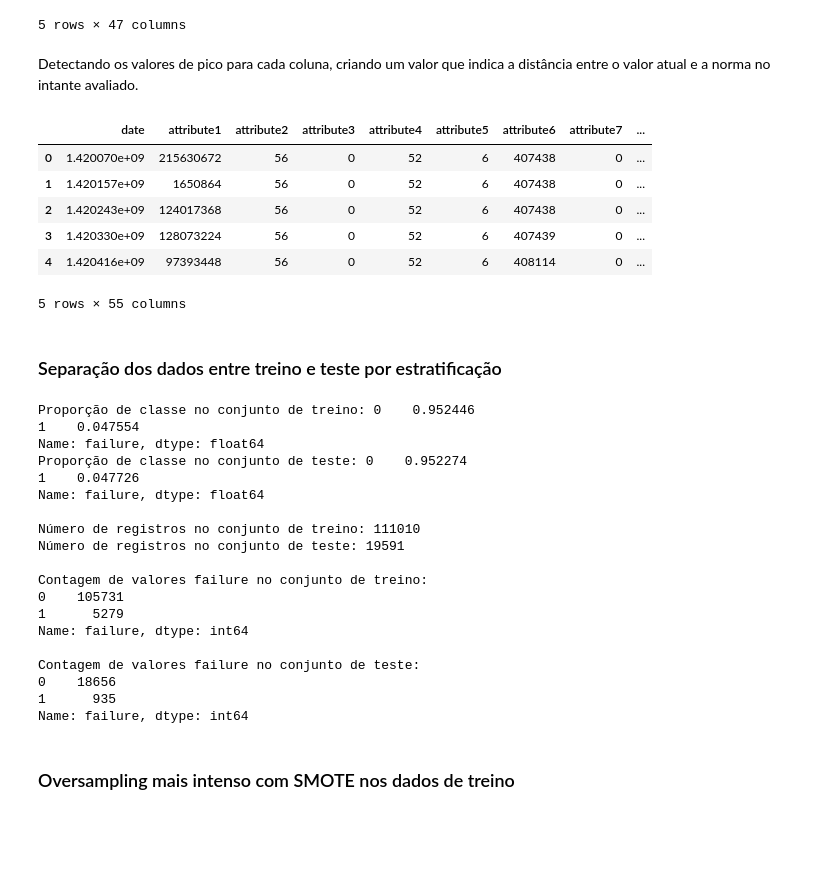
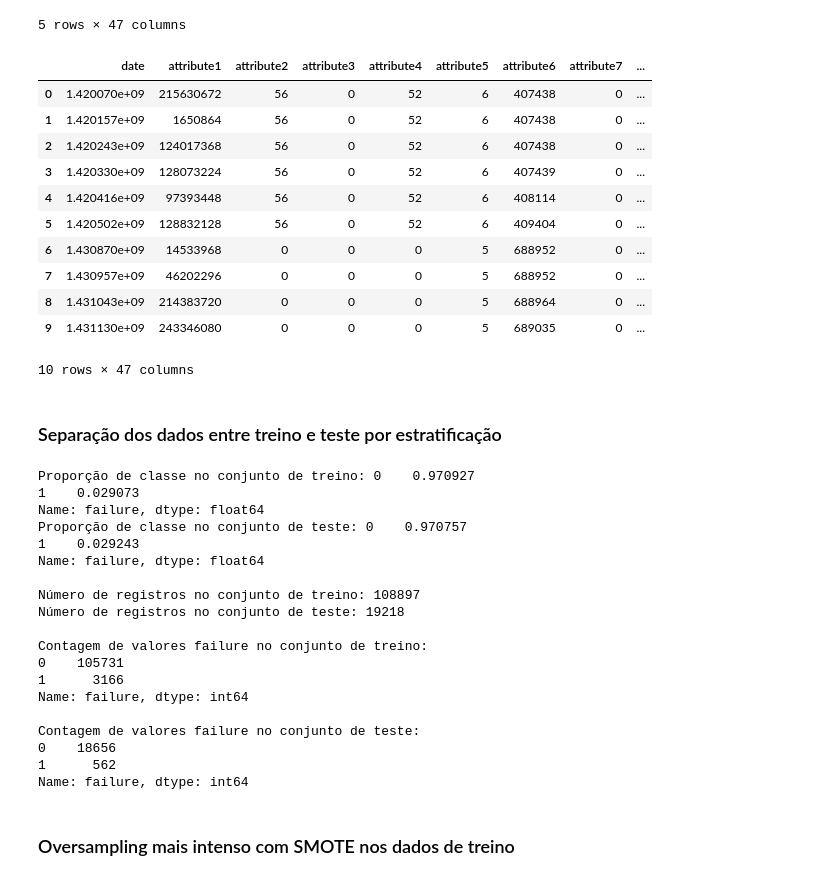
Before and after one commit to 6abi/teste-tecnico-meli-ds, a Jupyter notebook: notebooks/3.2 Previsión de falla.ipynb, the cells around one changed output. Saved outputs shown, nothing was run; the diff lists cells and outputs as text; code cells hidden in the pictures; blank space fills up the shorter version.

```diff
--- a/notebooks/3.2 Previsión de falla.ipynb
+++ b/notebooks/3.2 Previsión de falla.ipynb
@@ -387,6 +388,6 @@ def oversamplit_SMOTE(data, tx):
     df_resampled['failure'] = y_resampled
     return df_resampled
 
-df_resampled = oversamplit_SMOTE(df, 0.05)
+df_resampled = oversamplit_SMOTE(df, 0.03)
 # %% [output]
 Contagem de classe antes do oversampling: Counter({0: 124387, 1: 106})
@@ -450,27 +449,21 @@ df_resampled.head()
 | 3 | 1.420330e+09 | 128073224 | 56 | 0 | 52 | 6 | 407439 | 0 | ... |
 | 4 | 1.420416e+09 | 97393448 | 56 | 0 | 52 | 6 | 408114 | 0 | ... |
 5 rows × 47 columns
-# %% [markdown]
-Detectando os valores de pico para cada coluna, criando um valor que indica a distância entre o valor atual e a norma no intante avaliado.
-# %%
-df_resampled['attribute1_chg'] = np.where((df_resampled.attribute1_mean == 0),0 , df_resampled.attribute1/df_resampled.attribute1_mean)
-df_resampled['attribute2_chg'] = np.where((df_resampled.attribute2_mean == 0),0 , df_resampled.attribute2/df_resampled.attribute2_mean)
-df_resampled['attribute3_chg'] = np.where((df_resampled.attribute3_mean == 0),0 , df_resampled.attribute3/df_resampled.attribute3_mean)
-df_resampled['attribute4_chg'] = np.where((df_resampled.attribute4_mean == 0),0 , df_resampled.attribute4/df_resampled.attribute4_mean)
-df_resampled['attribute5_chg'] = np.where((df_resampled.attribute5_mean == 0),0 , df_resampled.attribute5/df_resampled.attribute5_mean)
-df_resampled['attribute6_chg'] = np.where((df_resampled.attribute6_mean == 0),0 , df_resampled.attribute6/df_resampled.attribute6_mean)
-df_resampled['attribute7_chg'] = np.where((df_resampled.attribute7_mean == 0),0 , df_resampled.attribute7/df_resampled.attribute7_mean)
-df_resampled['attribute9_chg'] = np.where((df_resampled.attribute9_mean == 0),0 , df_resampled.attribute9/df_resampled.attribute9_mean)
 # %%
-df_resampled.head()
+df_resampled.head(10)
 # %% [output]
 |  | date | attribute1 | attribute2 | attribute3 | attribute4 | attribute5 | attribute6 | attribute7 | ... |
 | 0 | 1.420070e+09 | 215630672 | 56 | 0 | 52 | 6 | 407438 | 0 | ... |
 | 1 | 1.420157e+09 | 1650864 | 56 | 0 | 52 | 6 | 407438 | 0 | ... |
 | 2 | 1.420243e+09 | 124017368 | 56 | 0 | 52 | 6 | 407438 | 0 | ... |
 | 3 | 1.420330e+09 | 128073224 | 56 | 0 | 52 | 6 | 407439 | 0 | ... |
 | 4 | 1.420416e+09 | 97393448 | 56 | 0 | 52 | 6 | 408114 | 0 | ... |
+| 5 | 1.420502e+09 | 128832128 | 56 | 0 | 52 | 6 | 409404 | 0 | ... |
+| 6 | 1.430870e+09 | 14533968 | 0 | 0 | 0 | 5 | 688952 | 0 | ... |
+| 7 | 1.430957e+09 | 46202296 | 0 | 0 | 0 | 5 | 688952 | 0 | ... |
+| 8 | 1.431043e+09 | 214383720 | 0 | 0 | 0 | 5 | 688964 | 0 | ... |
+| 9 | 1.431130e+09 | 243346080 | 0 | 0 | 0 | 5 | 689035 | 0 | ... |
-5 rows × 55 columns
+10 rows × 47 columns
 # %%
 df = df_resampled
 # %% [markdown]
@@ -500,24 +493,24 @@ print(y_train.value_counts())
 print('\nContagem de valores failure no conjunto de teste:')
 print(y_test.value_counts())
 # %% [output]
-Proporção de classe no conjunto de treino: 0    0.952446
-1    0.047554
+Proporção de classe no conjunto de treino: 0    0.970927
+1    0.029073
 Name: failure, dtype: float64
-Proporção de classe no conjunto de teste: 0    0.952274
-1    0.047726
+Proporção de classe no conjunto de teste: 0    0.970757
+1    0.029243
 Name: failure, dtype: float64
 
-Número de registros no conjunto de treino: 111010
-Número de registros no conjunto de teste: 19591
+Número de registros no conjunto de treino: 108897
+Número de registros no conjunto de teste: 19218
 
 Contagem de valores failure no conjunto de treino:
 0    105731
-1      5279
+1      3166
 Name: failure, dtype: int64
 
 Contagem de valores failure no conjunto de teste:
 0    18656
-1      935
+1      562
 Name: failure, dtype: int64
 # %%
 #Tranformando novamente as colunas de data
```
Also changed, not shown: parts of 58 cells of this notebook, 3 other files.
